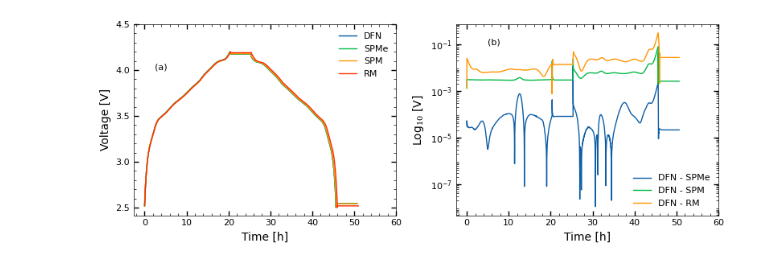
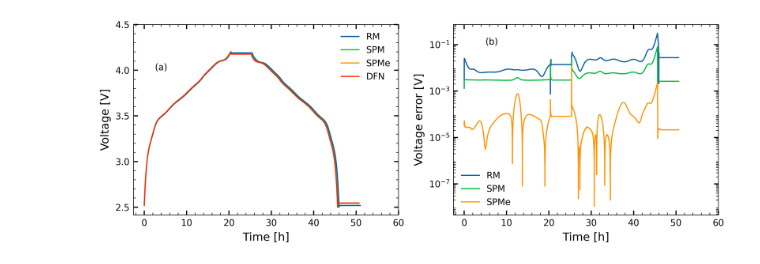
Before and after one commit to brosaplanella/formation, a Jupyter notebook: comparison_SEI_zero_models/fig1.ipynb, the cells around one changed output. Cells and saved outputs as stored; diff of their text form; code cells hidden in the pictures.

Commit message:
make colours in both subplot  consistent

```diff
--- a/comparison_SEI_zero_models/fig1.ipynb
+++ b/comparison_SEI_zero_models/fig1.ipynb
@@ -35,59 +26,62 @@ sims = [pybamm.Simulation(model, parameter_values=param,
 sols = [sim.solve(initial_soc=0) for sim in sims]
 # %%
 import matplotlib.pyplot as plt
-import matplotlib.cm as cm
 import scienceplots
 import matplotlib.ticker as ticker
 import numpy as np
-
 from style_figs import set_plotting_format
 
+plt.style.use(['science', 'ieee'])
 set_plotting_format("paper")  # input should be either "presentation" or "paper"
 
 fig, axes = plt.subplots(1, 2, figsize=(8, 3), sharex=True)
 
+# Define the order of models (reversed to match the desired legend order)
+model_order = ["RM", "SPM", "SPMe", "DFN"]
 
 # First subplot
-for index, model_name in enumerate(models_names[:4]):
+for model_name in model_order:
+    index = models_names.index(model_name)
     time = sols[index]["Time [h]"].entries
     voltage = sols[index]["Terminal voltage [V]"].entries
     axes[0].plot(time, voltage, label=model_name)
 
-axes[0].legend()  # Increased legend font size
+axes[0].legend()
 axes[0].set_xlabel("Time [h]")
 axes[0].set_ylabel("Voltage [V]")
 axes[0].text(2.5, 4.0, "(a)")
 
-# Set x-axis ticks and labels for the first subplot using a loop
+# Set x-axis ticks and labels for the first subplot
 xticks = np.arange(0, 70, 10)
 axes[0].set_xticks(xticks)
 axes[0].set_xticklabels(xticks)
 
-# Set y-axis ticks for the first subplot using a loop
+# Set y-axis ticks for the first subplot
 yticks = np.arange(2.5, 5, 0.5)
 axes[0].set_yticks(yticks)
 
 # Second subplot
 t_max = max(sol["Time [s]"].entries[-1] for sol in sols)
 t = np.linspace(0, t_max, 10000)
 
-for index in range(1, 4):
-    error = sols[0]["Terminal voltage [V]"](t) - sols[index]["Terminal voltage [V]"](t)
-    axes[1].semilogy(t / 3600, np.abs(error), label=f"{models_names[0]} - {models_names[index]}")
+for model_name in model_order[:-1]:  # Skip DFN
+    index = models_names.index(model_name)
+    error = sols[models_names.index("DFN")]["Terminal voltage [V]"](t) - sols[index]["Terminal voltage [V]"](t)
+    axes[1].semilogy(t / 3600, np.abs(error), label=model_name)
 
-axes[1].legend()  # Increased legend font size
+axes[1].legend()
 axes[1].set_xlabel("Time [h]")
-axes[1].set_ylabel("Log$_{10}$ [V]")
+axes[1].set_ylabel("Voltage error [V]")
 axes[1].text(5, 1e-1, "(b)")
 
-# Set x-axis ticks and labels for the second subplot using a loop
+# Set x-axis ticks and labels for the second subplot
 axes[1].set_xticks(xticks)
 axes[1].set_xticklabels(xticks)
 
 # Adjusting the number of ticks on the y-axis for the second subplot
-axes[1].yaxis.set_major_locator(ticker.LogLocator(base=10, numticks=4))  # Use LogLocator for y-axis
+axes[1].yaxis.set_major_locator(ticker.LogLocator(base=10, numticks=4))
 
 plt.tight_layout()
 plt.savefig("figures/fig1.png", dpi=300)
 # %% [output]
-[figure, old version]
+[figure, new version]
```
Also changed, not shown: parts of 1 cell of this notebook, 4 other files.
